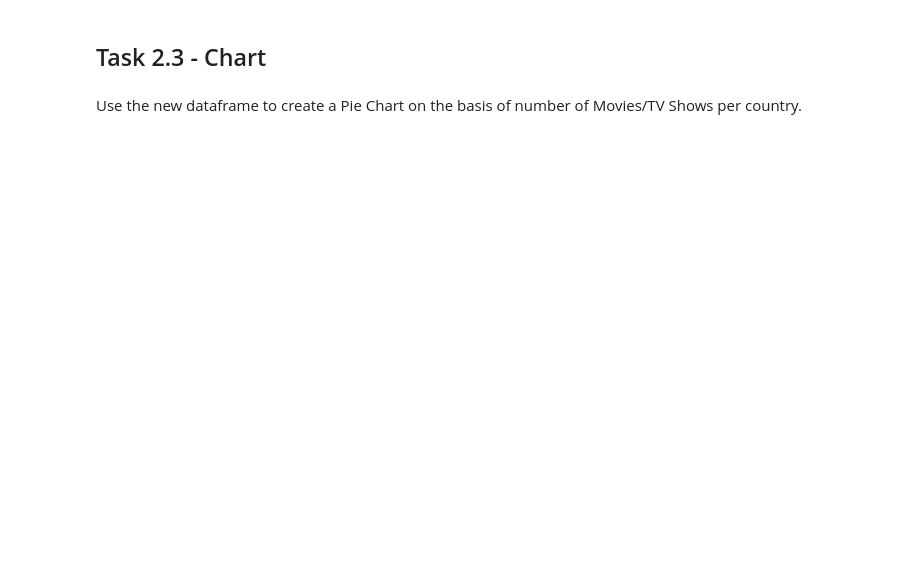
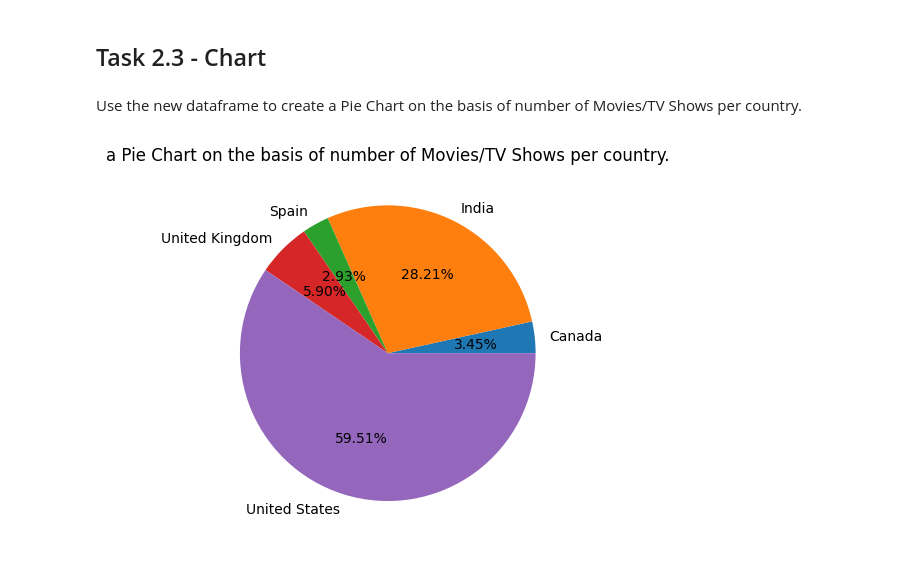
Before and after one commit to Keegan001/synapse, a Jupyter notebook: task1/Synapse_Task2.ipynb, the cells around one changed output. Drawn from its saved outputs; the diff is of its cells as text; code cells hidden in the pictures; blank space fills up the shorter version.

```diff
--- a/task1/Synapse_Task2.ipynb
+++ b/task1/Synapse_Task2.ipynb
@@ -70,3 +125,7 @@ It is very important to clean the dataset before it is used. For this, remove al
 Once the rows are dropped, you will see that there is discontinuity in the dataframe. Thus, don't forget to reset the indices.
 
 Failing to do so, will result in errors in the following cells.
+# %%
+df.dropna(inplace=True)
+df.reset_index(inplace=True, drop=True)
+df
@@ -85,2 +167,5 @@ Write a code to create a list of all the movies that have the word 'Avengers' in
 # %% [markdown]
 Display the number of Movies/TV shows per country.
+# %%
+df_movies_per_country = df.groupby('country').size().reset_index(name='Number of movies')
+df_movies_per_country
@@ -88,3 +187,6 @@ Display the number of Movies/TV shows per country.
 Display a new dataframe, that contains only those movies that are present in the Top 5 countries.
 
 (Don't forget to reset the indices again)
+# %%
+df_movies_per_country=df_movies_per_country.sort_values( 'Number of movies',ascending=False)
+df_movies_per_country
@@ -91,2 +207,5 @@ Display a new dataframe, that contains only those movies that are present in the
 # %%
 # The length of new dataframe will be 3102, if correct
+top_5_countries = df_movies_per_country.head(5)['country'].tolist()
+df2 = df[df['country'].isin(top_5_countries)]
+df2
@@ -94,3 +243,9 @@ Display a new dataframe, that contains only those movies that are present in the
 ## Task 2.3 - Chart
 # %% [markdown]
 Use the new dataframe to create a Pie Chart on the basis of number of Movies/TV Shows per country.
+# %%
+df2.groupby('country').size().plot(kind='pie',autopct='%1.2f%%',labeldistance=1.1)
+plt.title('a Pie Chart on the basis of number of Movies/TV Shows per country.')
+plt.show()
+# %% [output]
+[figure, added]
```
Also changed, not shown: parts of 13 cells of this notebook.
